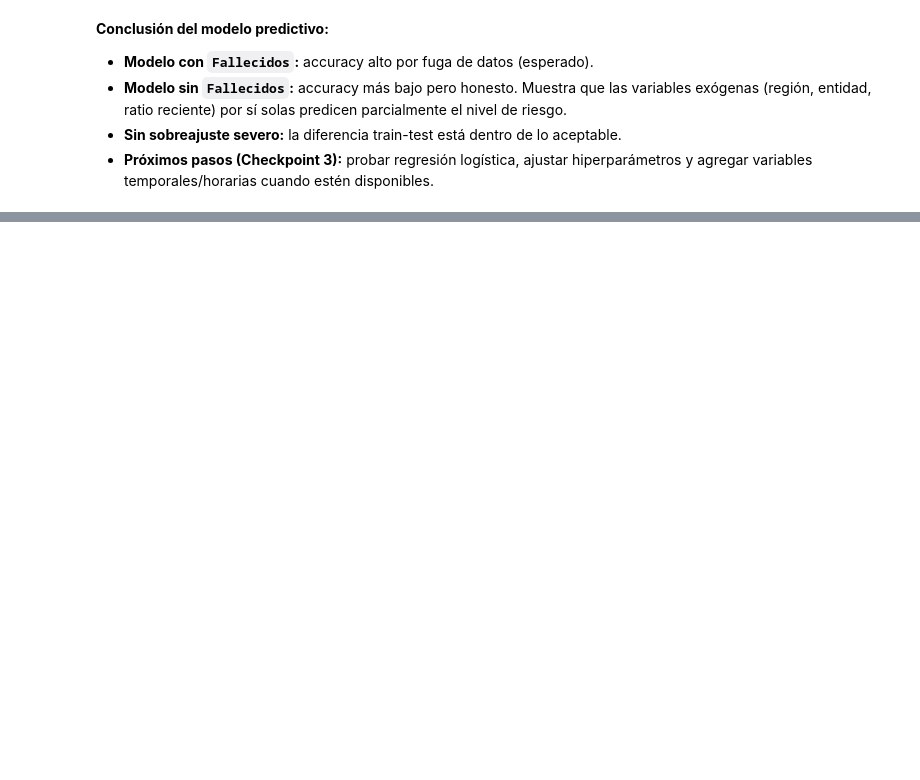
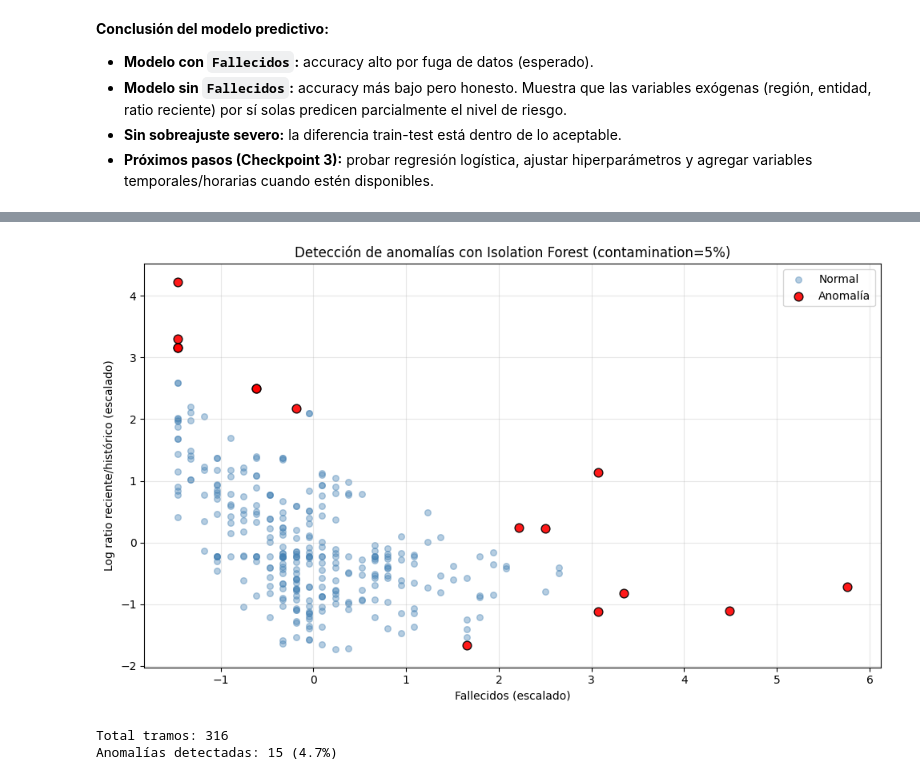
Before and after one commit to JuanCamilo620/siniestralidad-vial-colombia, a Jupyter notebook: notebooks/02_calidad_y_eda.ipynb, the cells around one changed output, grey strips where cells are left out. Drawn from its saved outputs; the diff is of its cells as text; code cells hidden in the pictures; blank space fills up the shorter version.

Commit message:
Checkpoint 2: agrega Seccion 3 (anomalias) y titulos exactos

```diff
--- a/notebooks/02_calidad_y_eda.ipynb
+++ b/notebooks/02_calidad_y_eda.ipynb
@@ -1201,0 +1320,19 @@ print(f"  F1:             {f1_score(y_test2, pred2, zero_division=0):.3f}")
+# %%
+# ============================================================
+# Sección 3.3 — Perfil de las anomalías detectadas
+# ============================================================
+# Usamos la configuración del 5% (conservadora) como referencia
+df_anom["es_anomalia"] = df_anom["anomalia_5"]
+
+print("=== Perfil de tramos normales vs anómalos (contamination=5%) ===\n")
+
+perfil = df_anom.groupby("es_anomalia")[
+    ["Fallecidos", "ratio_reciente_historico", "total_fallecidos"]
+].agg(["mean", "median", "count"]).round(2)
+print(perfil)
+
+print("\n=== Top 10 tramos anómalos (más extremos) ===")
+top_anomalos = df_anom[df_anom["es_anomalia"]].nlargest(
+    10, "ratio_reciente_historico"
+)[["Tramo", "Municipio", "Departamento", "Fallecidos", "ratio_reciente_historico"]]
+print(top_anomalos.to_string(index=False))
@@ -1201,0 +1357,38 @@ print(f"  F1:             {f1_score(y_test2, pred2, zero_division=0):.3f}")
+# %%
+# ============================================================
+# Sección 3.4 — Visualizar anomalías
+# ============================================================
+import matplotlib.pyplot as plt
+
+fig, ax = plt.subplots(figsize=(10, 6))
+
+# Normales
+normales = df_anom[~df_anom["es_anomalia"]]
+ax.scatter(
+    normales["Fallecidos_escalado"],
+    normales["log_ratio_reciente_escalado"],
+    alpha=0.4, label="Normal", color="steelblue", s=30
+)
+
+# Anómalos
+anomalos = df_anom[df_anom["es_anomalia"]]
+ax.scatter(
+    anomalos["Fallecidos_escalado"],
+    anomalos["log_ratio_reciente_escalado"],
+    alpha=0.9, label="Anomalía", color="red", s=60, edgecolors="black"
+)
+
+ax.set_xlabel("Fallecidos (escalado)")
+ax.set_ylabel("Log ratio reciente/histórico (escalado)")
+ax.set_title("Detección de anomalías con Isolation Forest (contamination=5%)")
+ax.legend()
+ax.grid(True, alpha=0.3)
+plt.tight_layout()
+plt.show()
+
+print(f"Total tramos: {len(df_anom)}")
+print(f"Anomalías detectadas: {df_anom['es_anomalia'].sum()} ({df_anom['es_anomalia'].mean()*100:.1f}%)")
+# %% [output]
+[figure, added]
+Total tramos: 316
+Anomalías detectadas: 15 (4.7%)
```
Also changed, not shown: parts of 15 cells of this notebook, 1 other file.
